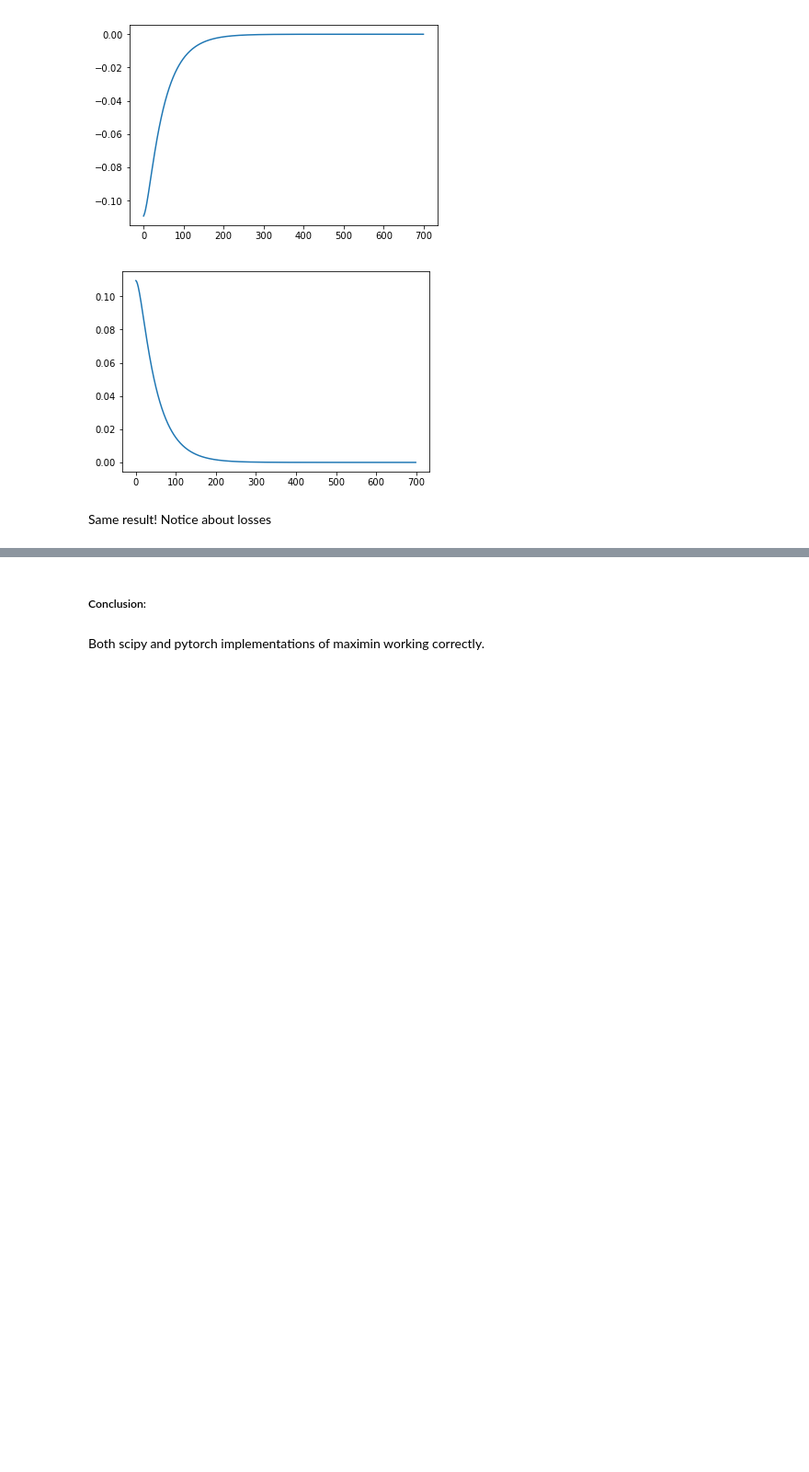
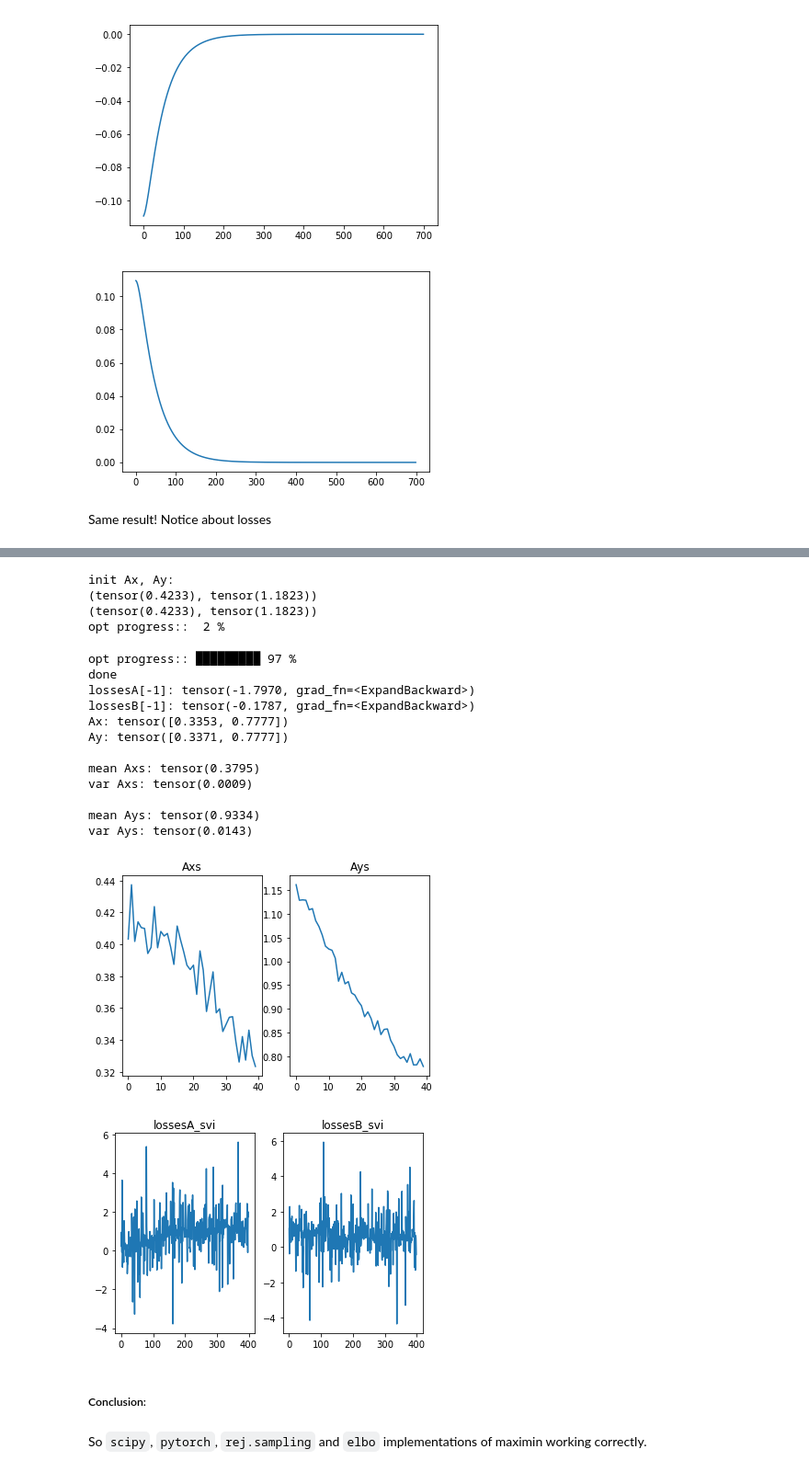
Before and after one commit to dglyzin/epireadgen, a Jupyter notebook: notebooks/showing_correctness_of_maxmin.ipynb, the cells around one changed output, grey strips where cells are left out. Shown at 92% size. Saved outputs shown, nothing was run; the diff lists cells and outputs as text; code cells hidden in the pictures; blank space fills up the shorter version.

```diff
--- a/notebooks/showing_correctness_of_maxmin.ipynb
+++ b/notebooks/showing_correctness_of_maxmin.ipynb
@@ -89,4 +143,25 @@ Same result! Notice about losses
+# %%
+elbo.test_elbo_maxmin(40, 10)
+# %% [output]
+init Ax, Ay:
+(tensor(0.4233), tensor(1.1823))
+(tensor(0.4233), tensor(1.1823))
+opt progress::  2 %
+opt progress:: █████████ 97 %
+done
+lossesA[-1]: tensor(-1.7970, grad_fn=<ExpandBackward>)
+lossesB[-1]: tensor(-0.1787, grad_fn=<ExpandBackward>)
+Ax: tensor([0.3353, 0.7777])
+Ay: tensor([0.3371, 0.7777])
+
+mean Axs: tensor(0.3795)
+var Axs: tensor(0.0009)
+
+mean Ays: tensor(0.9334)
+var Ays: tensor(0.0143)
+[figure, added]
+[figure, added]
 # %% [markdown]
 ##### Conclusion:
 # %% [markdown]
-Both scipy and pytorch implementations of maximin working correctly.
+So `scipy`, `pytorch`, `rej.sampling` and `elbo` implementations of maximin working correctly.
```
Also changed, not shown: parts of 13 cells of this notebook, 5 other files.
